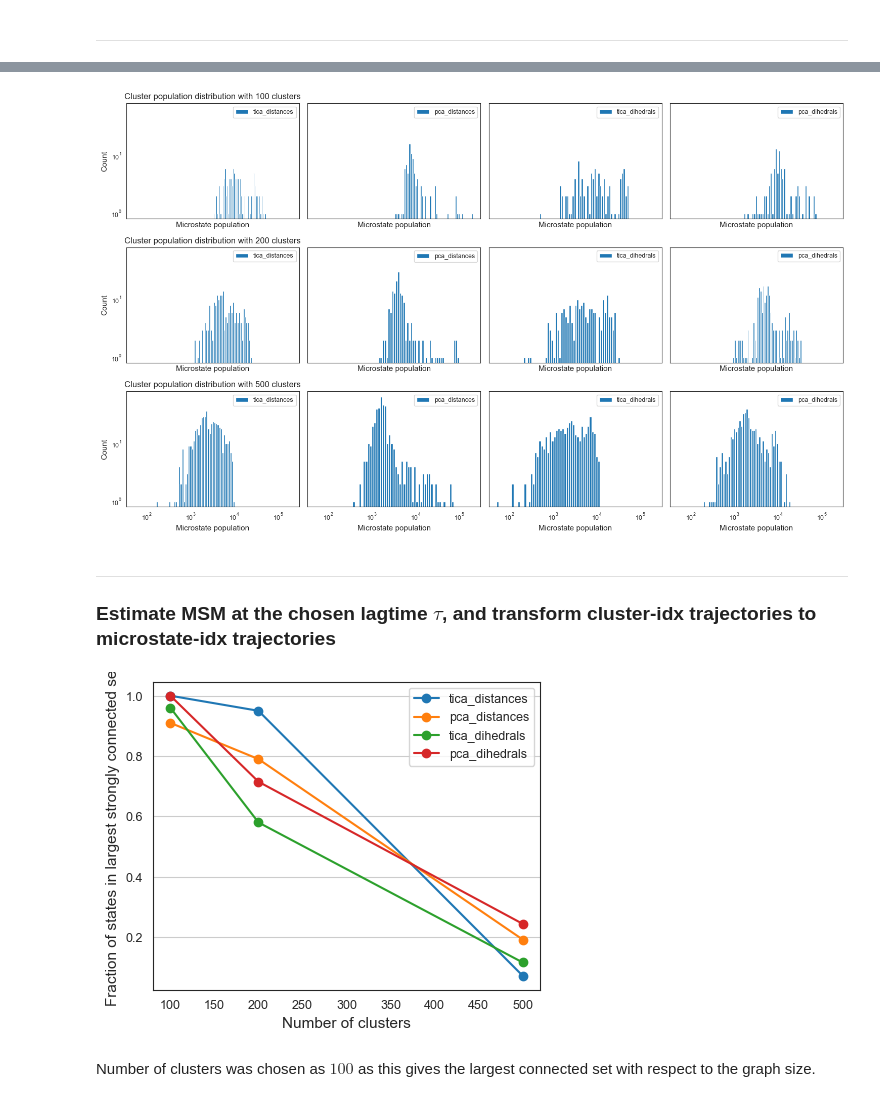
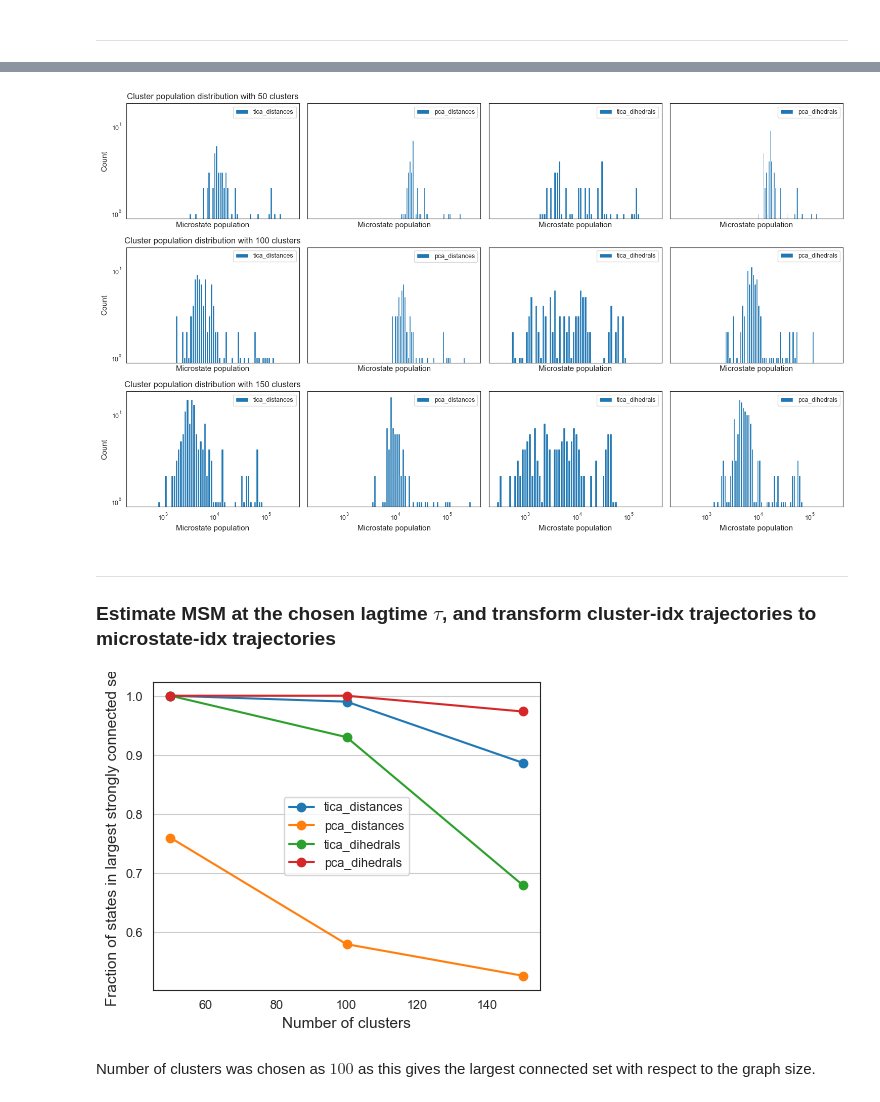
Before and after one commit to miriamzara/MSM, a Jupyter notebook: root/notebooks/step_3_msm_construction.ipynb, the cells around one changed output, grey strips where cells are left out. Saved outputs shown, nothing was run; the diff lists cells and outputs as text; code cells hidden in the pictures.

Commit message:
re-run clustering

```diff
--- a/root/notebooks/step_3_msm_construction.ipynb
+++ b/root/notebooks/step_3_msm_construction.ipynb
@@ -681,37 +528,0 @@ plt.show()
-# %%
-# Plot timescales for trajectories separately
-
-sns.set_style("white")
-n_timescales_to_plot = 10
-n_clusters_to_plot = 100
-
-fig, axs = plt.subplots(1, 4, figsize=(5*4, 6), sharey=True, sharex=True)
-
-
-vals = np.sort(df["Lag"].unique())
-for ax in axs:
-    ax.plot(vals, vals, color = "grey", alpha = 0.7)
-    ax.fill_between(vals, -10, vals, color = "lightgrey", alpha = 1)
-    ax.set_yscale("log")
-    ax.yaxis.set_major_locator(LogLocator(base=10))
-    ax.yaxis.set_minor_locator(LogLocator(base=10, subs=np.arange(2, 10) * 0.1))
-    ax.tick_params(axis='y', which='minor', length=4)
-    ax.tick_params(axis='y', which='major', length=7)
-    ax.grid(axis = "y", which = "both", linestyle = "-", linewidth = 0.8)
-    ax.set_xlim(df["Lag"].unique().min(), df["Lag"].unique().max())
-    ax.set_xlabel("Lag time ($ns$)")
-    ax.set_ylabel(f"implied timescale ($ns$)")
-
-
-for i, name in enumerate(trajectories_labels):
-    temp = df[(df["Trajectory"] == name) & (df["N_clusters"] == n_clusters_to_plot)]
-    for scale in range(1, n_timescales_to_plot + 1):
-        sns.lineplot(data=temp, ax = axs[i-1], x="Lag", y=f"Timescale_{scale}", style="N_clusters", markers=True, dashes=False)
-    if i != n_timescales_to_plot:
-        axs[i-1].get_legend().remove()
-    axs[i].set_title(f"{name}")
-
-
-axs[3].legend(title="Trajectory / N_clusters", loc = "upper right")
-plt.tight_layout()
-plt.show()
@@ -731,7 +540,7 @@ fig, axes = plt.subplots(
 for row, n_clusters in enumerate(kcluster_list):
     for col, traj_name in enumerate(trajectories_labels):
         ax = axes[row, col]
-        data = np.load(f"../intermediate_outputs/kmeans/{n_clusters}clusters_{traj_name}.npz")
+        data = np.load(f"../intermediate_outputs/kmeans_plusplus/{n_clusters}clusters_{traj_name}.npz")
         assignments = data["traj"]
         unique, counts = np.unique(assignments, return_counts=True)
         bins = np.logspace(np.log10(counts.min()),
@@ -751,42 +560,42 @@ for row, n_clusters in enumerate(kcluster_list):
 plt.tight_layout()
 plt.show()
 # %% [output]
-[figure, old version]
+[figure, new version]
 # %% [markdown]
 ---
 ### Estimate MSM at the chosen lagtime $\tau$, and transform cluster-idx trajectories to microstate-idx trajectories
 # %%
 # Inspect largest connected set at varying graph size (number of clusters)
 
 msm_lag = 100 # 20 ns
 tce = TransitionCountEstimator(lagtime=msm_lag, count_mode="sliding-effective")
-kcluster_list = [100, 200, 500]
+kcluster_list = [50, 100, 150]
 
 sizes = {}
 
 for n_clusters in kcluster_list:
     for i, name in enumerate(trajectories_labels):
-        data = np.load(f"../intermediate_outputs/kmeans/{n_clusters}clusters_{name}.npz")
+        data = np.load(f"../intermediate_outputs/kmeans_plusplus/{n_clusters}clusters_{name}.npz")
         dtraj = data["traj"].copy()
         C = tce.fit(dtraj).fetch_model()
         submodel = C.submodel_largest(connectivity_threshold=1., directed=True)
         sizes[name, n_clusters] = submodel.n_states/n_clusters
 
 # plot
 fig, ax = plt.subplots(figsize=(5, 4))
 for name in trajectories_labels:
     x = [n_clusters for (traj_name, n_clusters) in sizes.keys() if traj_name == name]
     y = [sizes[traj_name, n_clusters] for (traj_name, n_clusters) in sizes.keys() if traj_name == name]
     ax.plot(x, y, marker="o", label=name)
 
 
 ax.set_xlabel("Number of clusters")
 ax.set_ylabel("Fraction of states in largest strongly connected set")
 ax.legend()
 ax.grid(axis = "y", which = "both", linestyle = "-", linewidth = 0.8)
 plt.show()
 # %% [output]
-[figure, old version]
+[figure, new version]
 # %% [markdown]
 Number of clusters was chosen as $100$ as this gives the largest connected set with respect to the graph size.
 # %%
```
Also changed, not shown: parts of 11 cells of this notebook, 16 other files.
